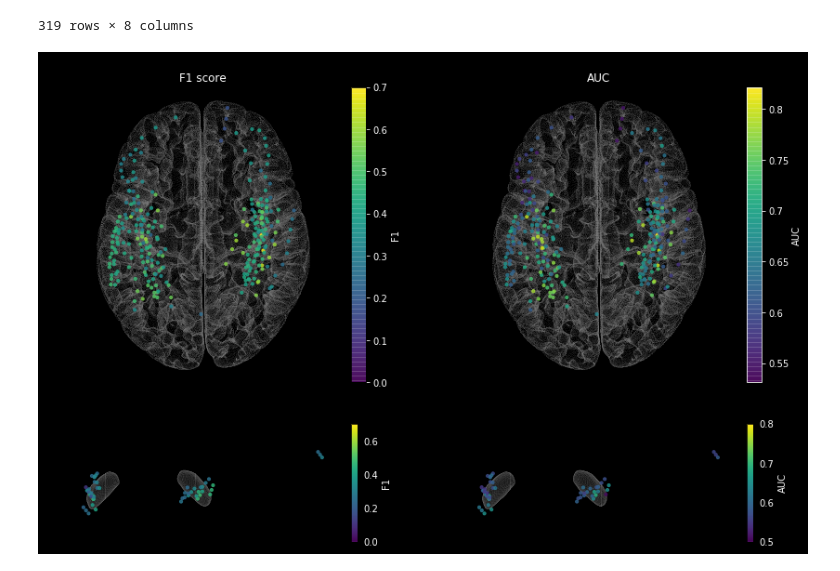
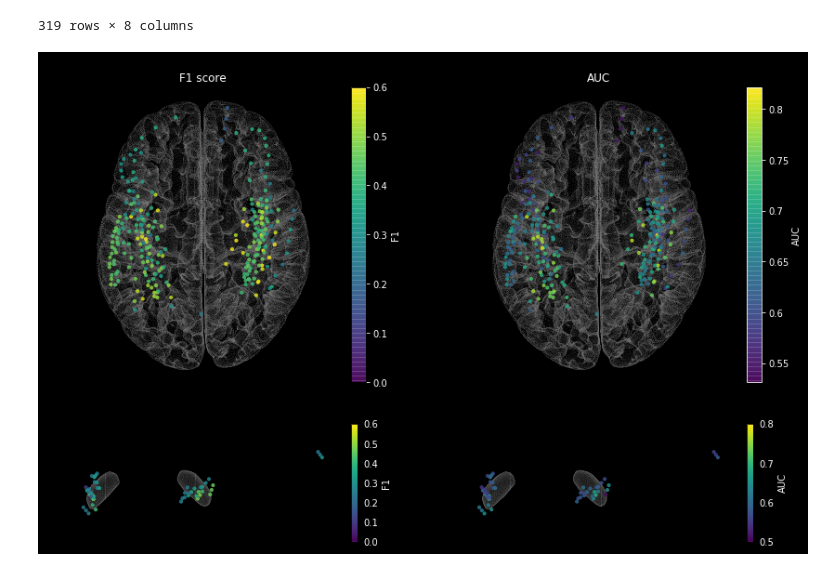
Before and after one commit to neuromodulation/icn, a Jupyter notebook: icn_ephys/SW_movement/Analysis_F1_out_troughs.ipynb, the cells around one changed output. Saved outputs shown, nothing was run; the diff lists cells and outputs as text; code cells hidden in the pictures.

```diff
--- a/icn_ephys/SW_movement/Analysis_F1_out_troughs.ipynb
+++ b/icn_ephys/SW_movement/Analysis_F1_out_troughs.ipynb
@@ -343,7 +343,7 @@ ch_coords_STN = np.concatenate((np.expand_dims(df_subs[df_subs["loc"] == "STN"][
 # %%
 plot_all_in_one(list(ch_coords_ECOG), list(ch_coords_STN), df_subs[df_subs["loc"] == "ECOG"]["F1"],
                 df_subs[df_subs["loc"] == "ECOG"]["AUC"],
                 df_subs[df_subs["loc"] == "STN"]["F1"],
-                df_subs[df_subs["loc"] == "STN"]["AUC"], unit="", meas="", clim_l=0, clim_h=0.7)
+                df_subs[df_subs["loc"] == "STN"]["AUC"], unit="", meas="", clim_l=0, clim_h=0.6)
 # %% [output]
-[figure, old version]
+[figure, new version]
```
Also changed, not shown: 2 other files.
